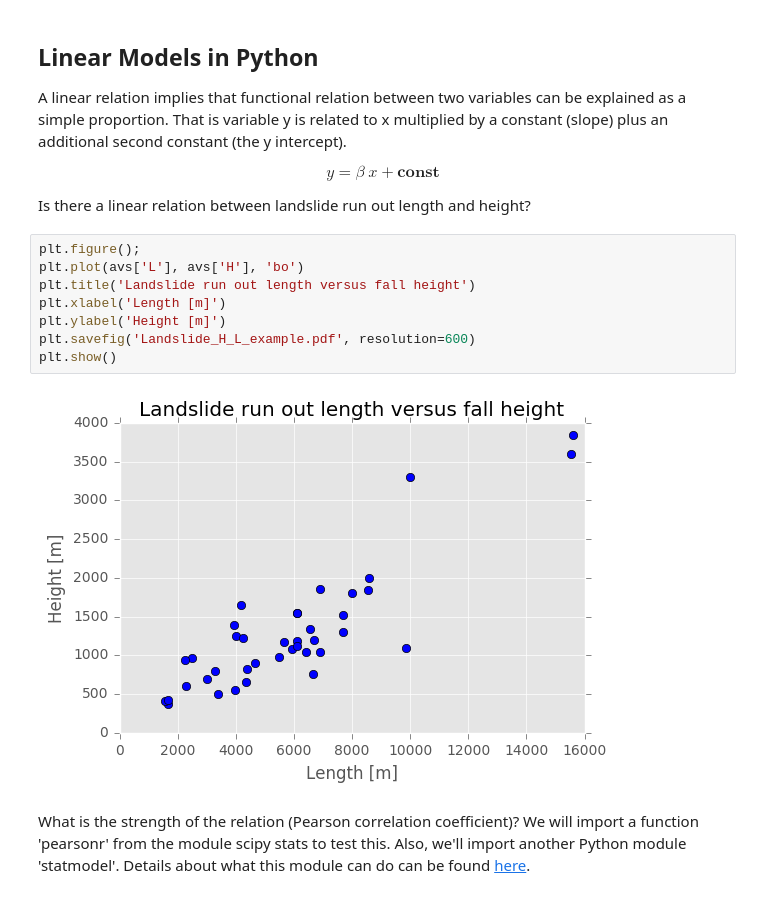
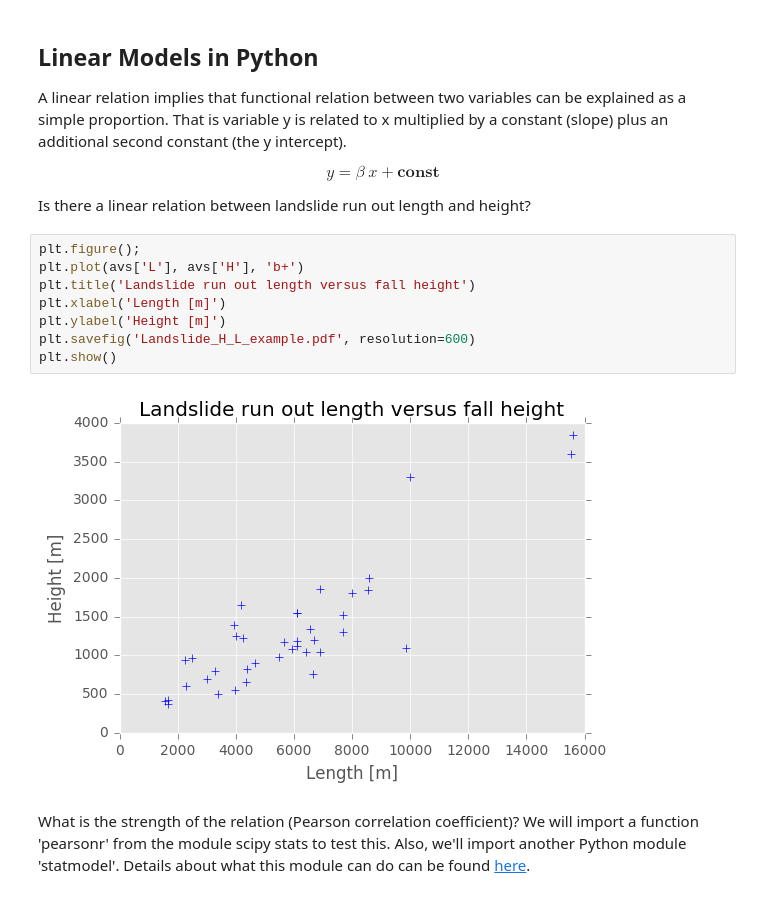
Before and after one commit to bmenounos/geog311_lab1, a Jupyter notebook: geog311_lab1.ipynb, the cells around one changed output. Drawn from its saved outputs; the diff is of its cells as text.

```diff
--- a/geog311_lab1.ipynb
+++ b/geog311_lab1.ipynb
@@ -232,14 +243,14 @@ y = \beta~x+\textbf{const}
 Is there a linear relation between landslide run out length and height?
 # %%
 plt.figure();
-plt.plot(avs['L'], avs['H'], 'bo')
+plt.plot(avs['L'], avs['H'], 'b+')
 plt.title('Landslide run out length versus fall height')
 plt.xlabel('Length [m]')
 plt.ylabel('Height [m]')
 plt.savefig('Landslide_H_L_example.pdf', resolution=600)
 plt.show()
 # %% [output]
-[figure, old version]
+[figure, new version]
 # %% [markdown]
 What is the strength of the relation (Pearson correlation coefficient)? We will import a function 'pearsonr' from the module scipy stats to test this. Also, we'll import another Python module 'statmodel'. Details about what this module can do can be found [here](http://statsmodels.sourceforge.net/).
 # %%
```
Also changed, not shown: parts of 9 cells of this notebook.
